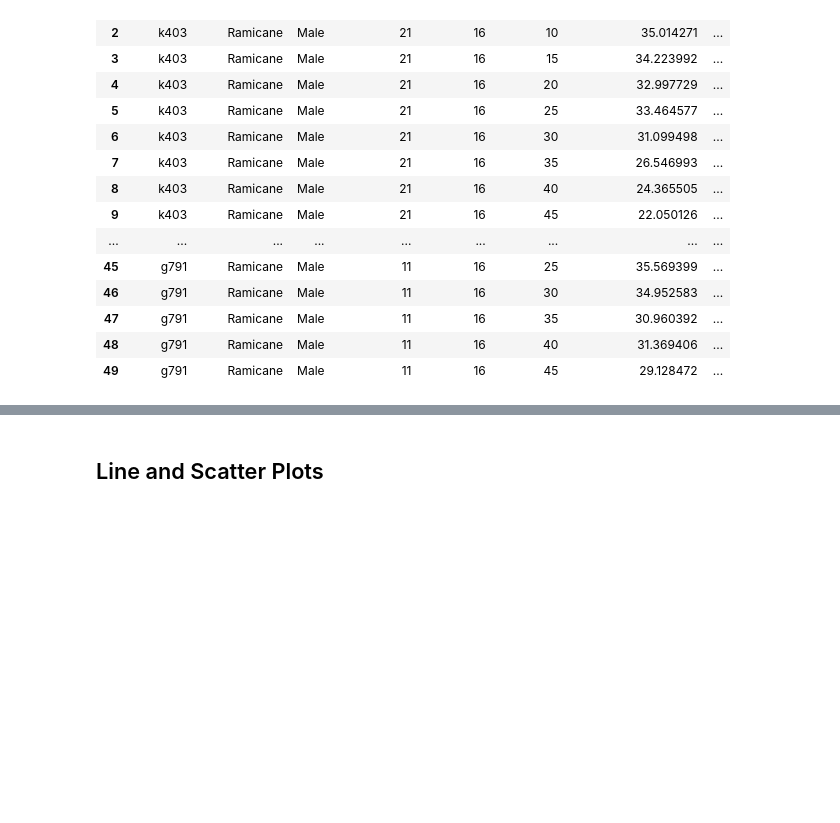
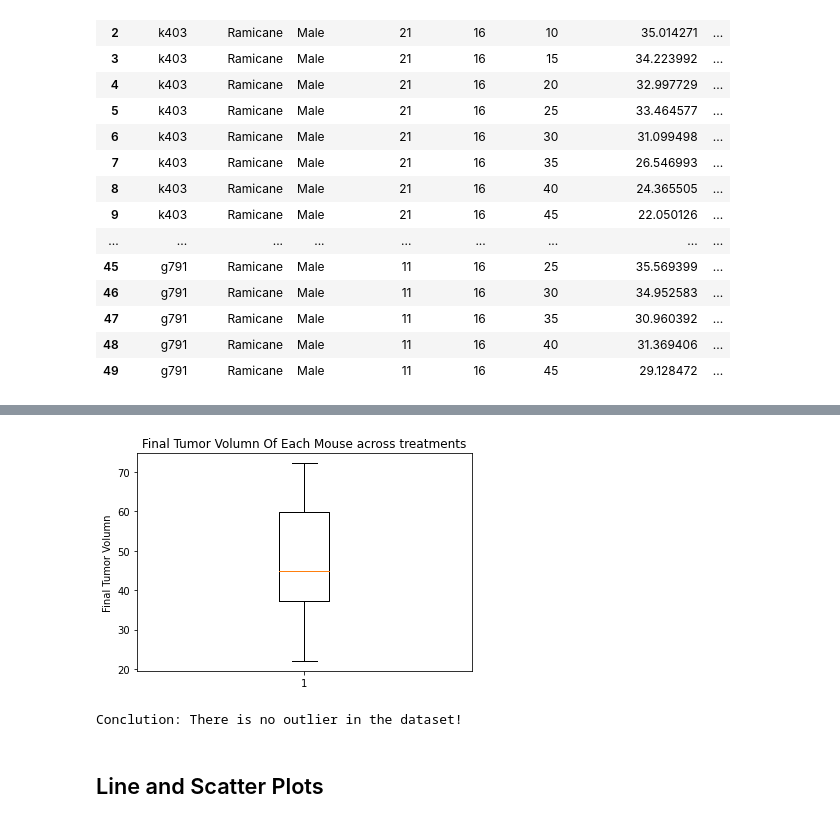
Before and after one commit to jingd16/Matplotlib-Challenge, a Jupyter notebook: main.ipynb, the cells around one changed output, grey strips where cells are left out. Cells and saved outputs as stored; diff of their text form; code cells hidden in the pictures; blank space fills up the shorter version.

Commit message:
boxplot completed

```diff
--- a/main.ipynb
+++ b/main.ipynb
@@ -322,0 +304,30 @@ See the caveats in the documentation: https://pandas.pydata.org/pandas-docs/stab
+# %%
+# Put treatments into a list for for loop (and later for plot labels)
+treatment_list = ["Capomulin", "Ramicane", "Infubinol", "Ceftamin"]
+
+# Create empty list to fill with tumor vol data (for plotting)
+tumor_volumn = cleaned_df["Final Tumor Volumn"]
+tumor_volumn_list =  [x for x in tumor_volumn if str(x) != 'nan']
+print("All final tumor volumn printed below:----")
+print(tumor_volumn_list)
+
+
+# Calculate the IQR and quantitatively determine if there are any potential outliers.
+quartiles = np.percentile(tumor_volumn_list,[25, 50, 75], interpolation='midpoint')
+
+lowerq = quartiles[0]
+median = quartiles[1]
+upperq = quartiles[2]
+iqr = upperq - lowerq
+
+print(" ")
+print("Identify outliers:---------")
+print(f"The lower quartile of tumor volumn is: {lowerq}")
+print(f"The upper quartile of tumor volumn is: {upperq}")
+print(f"The interquartile range IQR of tumor volumn is: {iqr}")
+print(f"The the median of tumor volumn is: {median} ")
+
+lower_bound = lowerq - (1.5*iqr)
+upper_bound = upperq + (1.5*iqr)
+print(f"Values below {lower_bound} could be outliers.")
+print(f"Values above {upper_bound} could be outliers.")
@@ -323,3 +345,21 @@ See the caveats in the documentation: https://pandas.pydata.org/pandas-docs/stab
+# %%
+# Generate a box plot of the final tumor volume of each mouse across four regimens of interest
+plot_df = cleaned_df.loc[(cleaned_df["Final Tumor Volumn"]>=lower_bound) &
+                        (cleaned_df["Final Tumor Volumn"]<=upper_bound)]
+
+plot_df_tumor = plot_df["Final Tumor Volumn"]
+plot_df_tumor1 =  [x for x in plot_df_tumor if str(x) != 'nan']
+
+fig1, ax1 = plt.subplots()
+ax1.set_title('Final Tumor Volumn Of Each Mouse across treatments')
+ax1.set_ylabel('Final Tumor Volumn')
+ax1.boxplot(plot_df_tumor1)
+plt.show()
+
+print("Conclution: There is no outlier in the dataset!")
+# %% [output]
+[figure, added]
+Conclution: There is no outlier in the dataset!
 # %% [markdown]
 ## Line and Scatter Plots
 # %%
```
Also changed, not shown: parts of 3 cells of this notebook.
